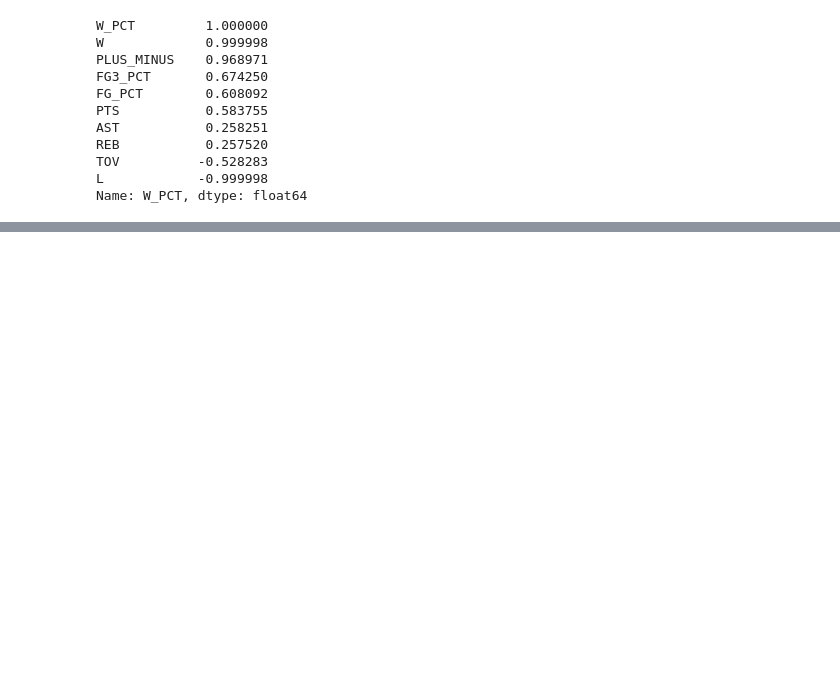
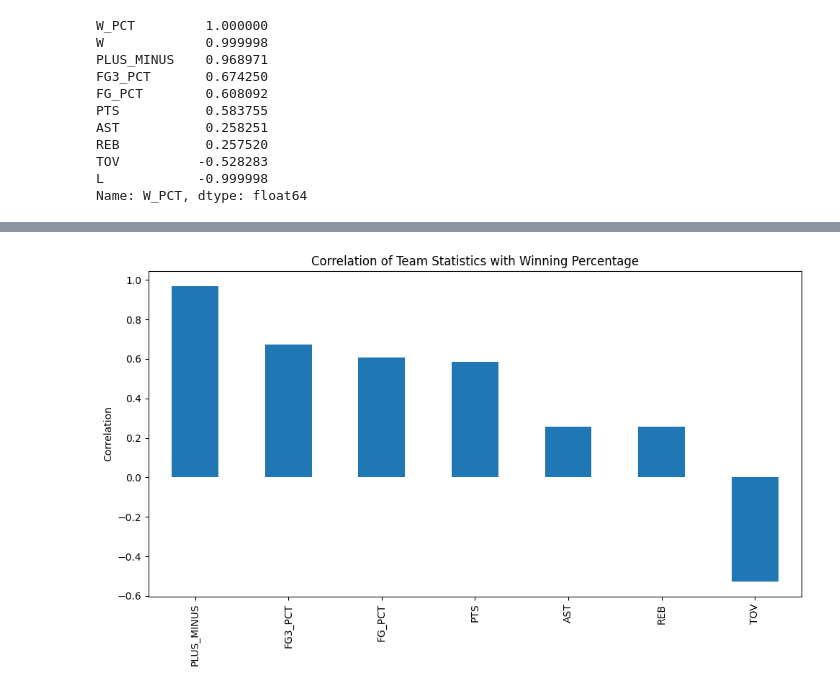
Before and after one commit to Kel-02/nba-team-win-analysis, a Jupyter notebook: notebooks/01_eda.ipynb, the cells around one changed output, grey strips where cells are left out. Saved outputs shown, nothing was run; the diff lists cells and outputs as text; code cells hidden in the pictures; blank space fills up the shorter version.

Commit message:
Completed initial correlation analysis

```diff
--- a/notebooks/01_eda.ipynb
+++ b/notebooks/01_eda.ipynb
@@ -161,0 +188,8 @@ Name: W_PCT, dtype: float64
+# %%
+corr_wpct = (
+    corr["W_PCT"]
+    .drop(["W_PCT", "W", "L"])
+    .sort_values(ascending=False)
+)
+
+corr_wpct
@@ -161,0 +205,20 @@ Name: W_PCT, dtype: float64
+# %%
+import matplotlib.pyplot as plt
+
+plt.figure(figsize=(10,6))
+
+corr_wpct.plot(
+    kind="bar"
+)
+
+plt.title(
+    "Correlation of Team Statistics with Winning Percentage"
+)
+
+plt.ylabel("Correlation")
+
+plt.tight_layout()
+
+plt.show()
+# %% [output]
+[figure, added]
```
Also changed, not shown: parts of 6 cells of this notebook.
